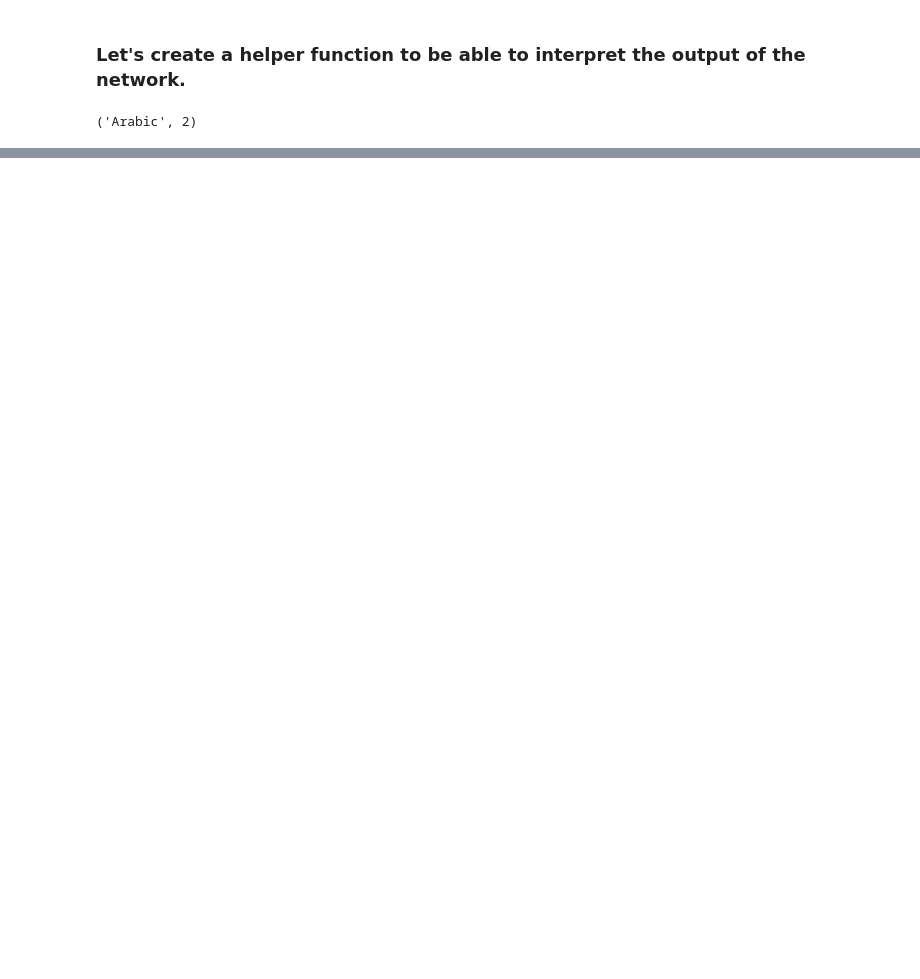
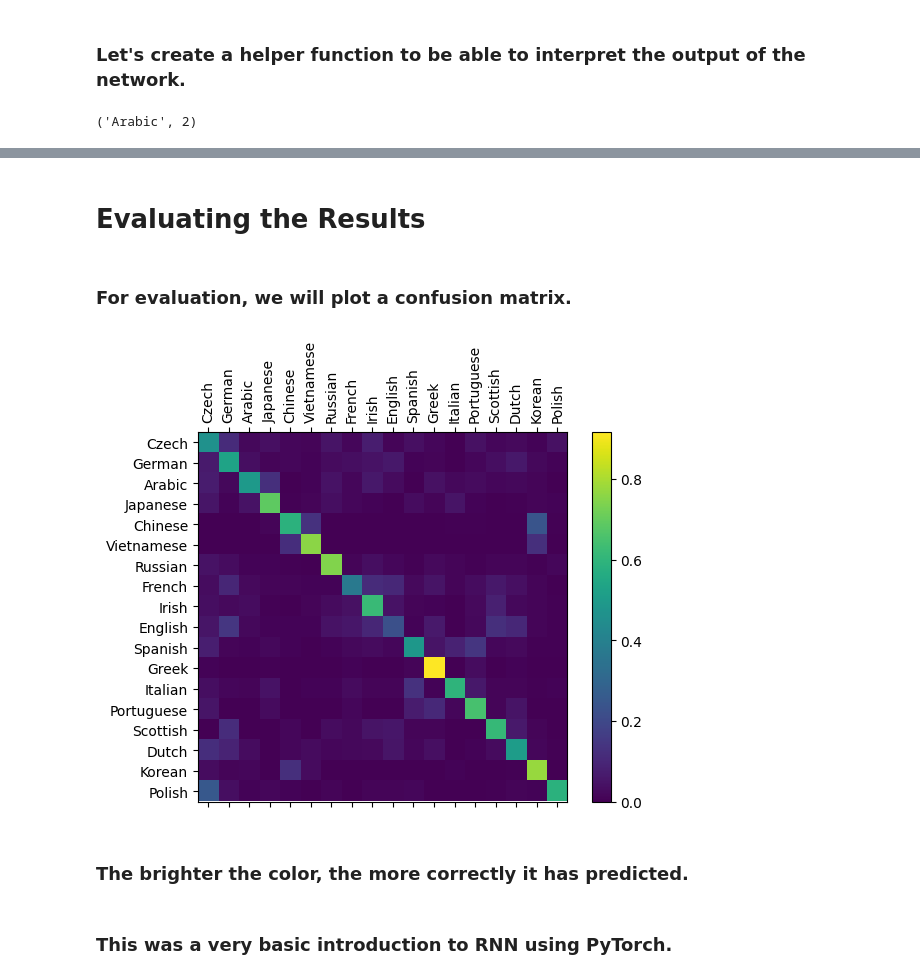
Before and after one commit to vanilladucky/PyTorch_Guide, a Jupyter notebook: Projects/Classifying_names_with_RNN.ipynb, the cells around one changed output, grey strips where cells are left out. Drawn from its saved outputs; the diff is of its cells as text; code cells hidden in the pictures; blank space fills up the shorter version.

```diff
--- a/Projects/Classifying_names_with_RNN.ipynb
+++ b/Projects/Classifying_names_with_RNN.ipynb
@@ -161,0 +166,16 @@ print(categoryFromOutput(output))
+# %%
+import random
+
+def randomChoice(l):
+    return l[random.randint(0, len(l)-1)]
+
+def randomTrainingExample():
+    category = randomChoice(all_categories)
+    line = randomChoice(category_lines[category])
+    category_tensor = torch.tensor([all_categories.index(category)], dtype=torch.long)
+    line_tensor = lineToTensor(line)
+    return category, line, category_tensor, line_tensor
+
+for i in range(10):
+    category, line, category_tensor, line_tensor = randomTrainingExample()
+    print('category =', category, '/ line =', line)
@@ -161,0 +284,52 @@ print(categoryFromOutput(output))
+# %% [markdown]
+# Evaluating the Results
+# %% [markdown]
+### For evaluation, we will plot a confusion matrix.
+# %%
+# Keep track of correct guesses in a confusion matrix
+confusion = torch.zeros(n_categories, n_categories)
+n_confusion = 10000
+
+# Just return an output given a line
+def evaluate(line_tensor):
+    hidden = rnn.initHidden()
+
+    for i in range(line_tensor.size()[0]):
+        output, hidden = rnn(line_tensor[i], hidden)
+
+    return output
+
+# Go through a bunch of examples and record which are correctly guessed
+for i in range(n_confusion):
+    category, line, category_tensor, line_tensor = randomTrainingExample()
+    output = evaluate(line_tensor)
+    guess, guess_i = categoryFromOutput(output)
+    category_i = all_categories.index(category)
+    confusion[category_i][guess_i] += 1
+
+# Normalize by dividing every row by its sum
+for i in range(n_categories):
+    confusion[i] = confusion[i] / confusion[i].sum()
+
+# Set up plot
+fig = plt.figure()
+ax = fig.add_subplot(111)
+cax = ax.matshow(confusion.numpy())
+fig.colorbar(cax)
+
+# Set up axes
+ax.set_xticklabels([''] + all_categories, rotation=90)
+ax.set_yticklabels([''] + all_categories)
+
+# Force label at every tick
+ax.xaxis.set_major_locator(ticker.MultipleLocator(1))
+ax.yaxis.set_major_locator(ticker.MultipleLocator(1))
+
+# sphinx_gallery_thumbnail_number = 2
+plt.show()
+# %% [output]
+[figure, added]
+# %% [markdown]
+### The brighter the color, the more correctly it has predicted.
+# %% [markdown]
+### This was a very basic introduction to RNN using PyTorch.
```
Also changed, not shown: parts of 9 cells of this notebook, 1 other file.
